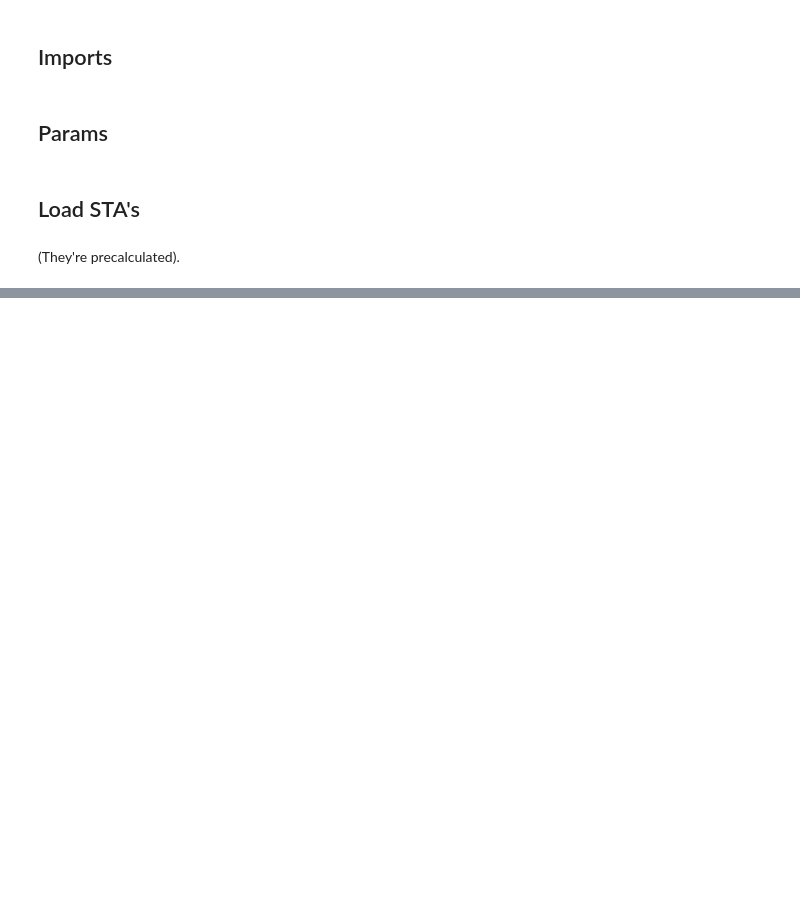
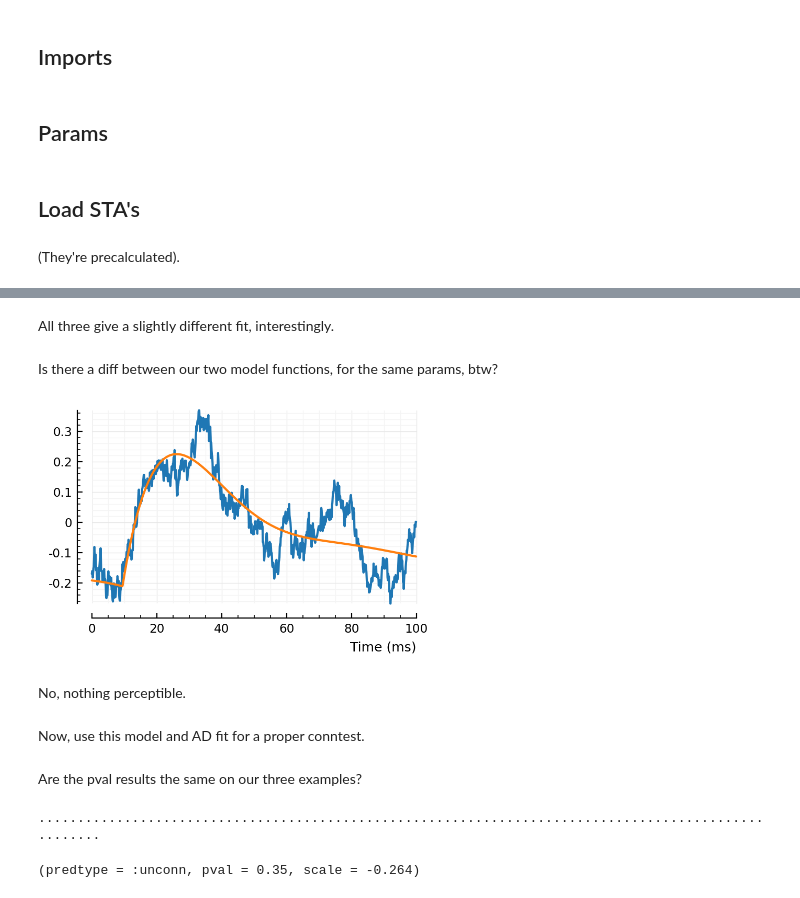
Before and after one commit to tfiers/phd, a Jupyter notebook: _sources/nb/2022-09-30__Conntest_with_parametric_STA_model.ipynb, the cells around one changed output, grey strips where cells are left out. Cells and saved outputs as stored; diff of their text form; code cells hidden in the pictures; blank space fills up the shorter version.

```diff
--- a/_sources/nb/2022-09-30__Conntest_with_parametric_STA_model.ipynb
+++ b/_sources/nb/2022-09-30__Conntest_with_parametric_STA_model.ipynb
@@ -44,0 +392,14 @@ LsqFit.LsqFitResult{Vector{Float64}, Vector{Float64}, Matrix{Float64}, Vector{Fl
+# %% [markdown]
+All three give a slightly different fit, interestingly.
+# %% [markdown]
+Is there a diff between our two model functions, for the same params, btw?
+# %%
+plt.subplots()
+plotsig(centre(real_STA) / mV, p)
+plotsig(model_(t, fit_AD.param) / mV, p);
+# %% [output]
+[figure, added]
+# %% [markdown]
+No, nothing perceptible.
+# %% [markdown]
+Now, use this model and AD fit for a proper conntest.
@@ -44,0 +422,7 @@ LsqFit.LsqFitResult{Vector{Float64}, Vector{Float64}, Matrix{Float64}, Vector{Fl
+# %% [markdown]
+Are the pval results the same on our three examples?
+# %%
+testconn4(example_conn(:unconn))
+# %% [output]
+.....................................................................................................
+(predtype = :unconn, pval = 0.35, scale = -0.264)
```
Also changed, not shown: parts of 131 cells of this notebook, 13 other files.
